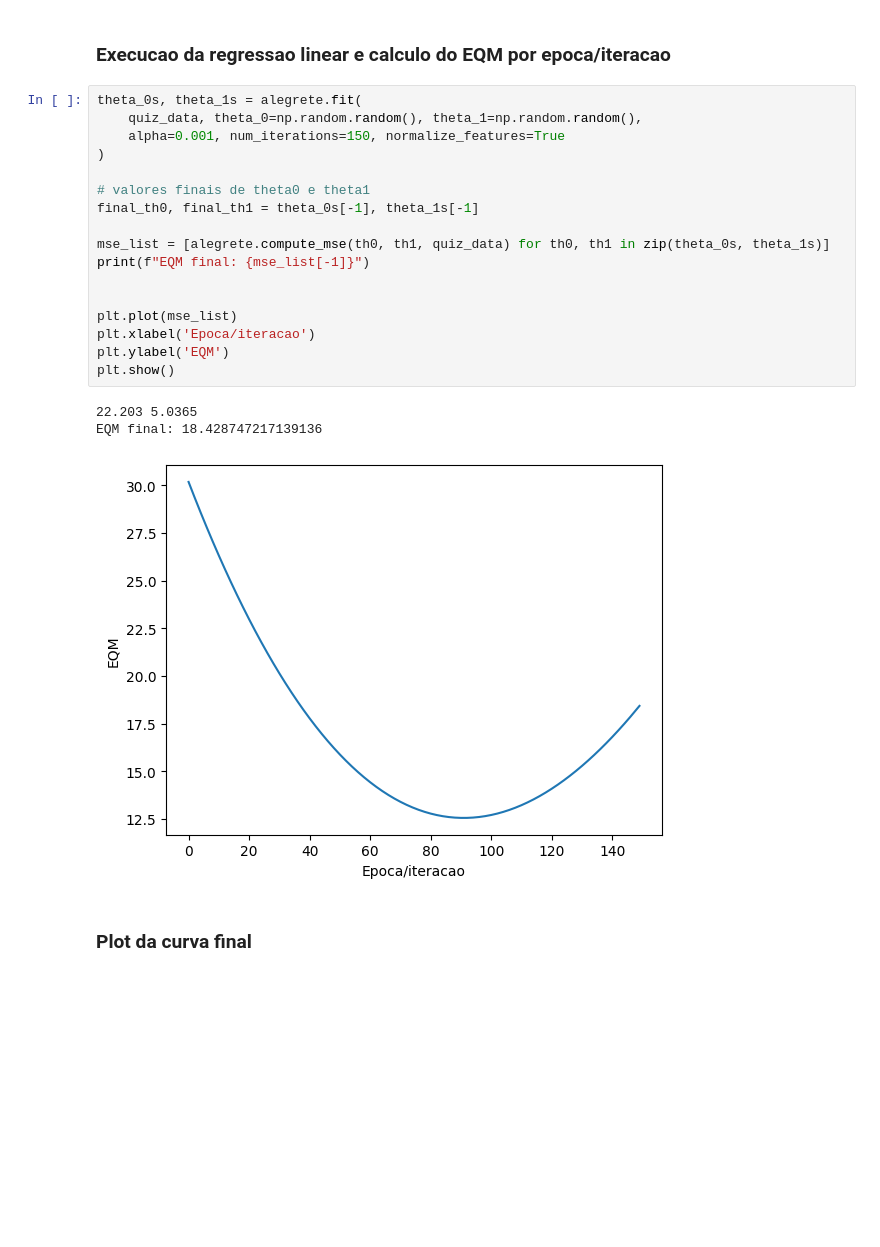
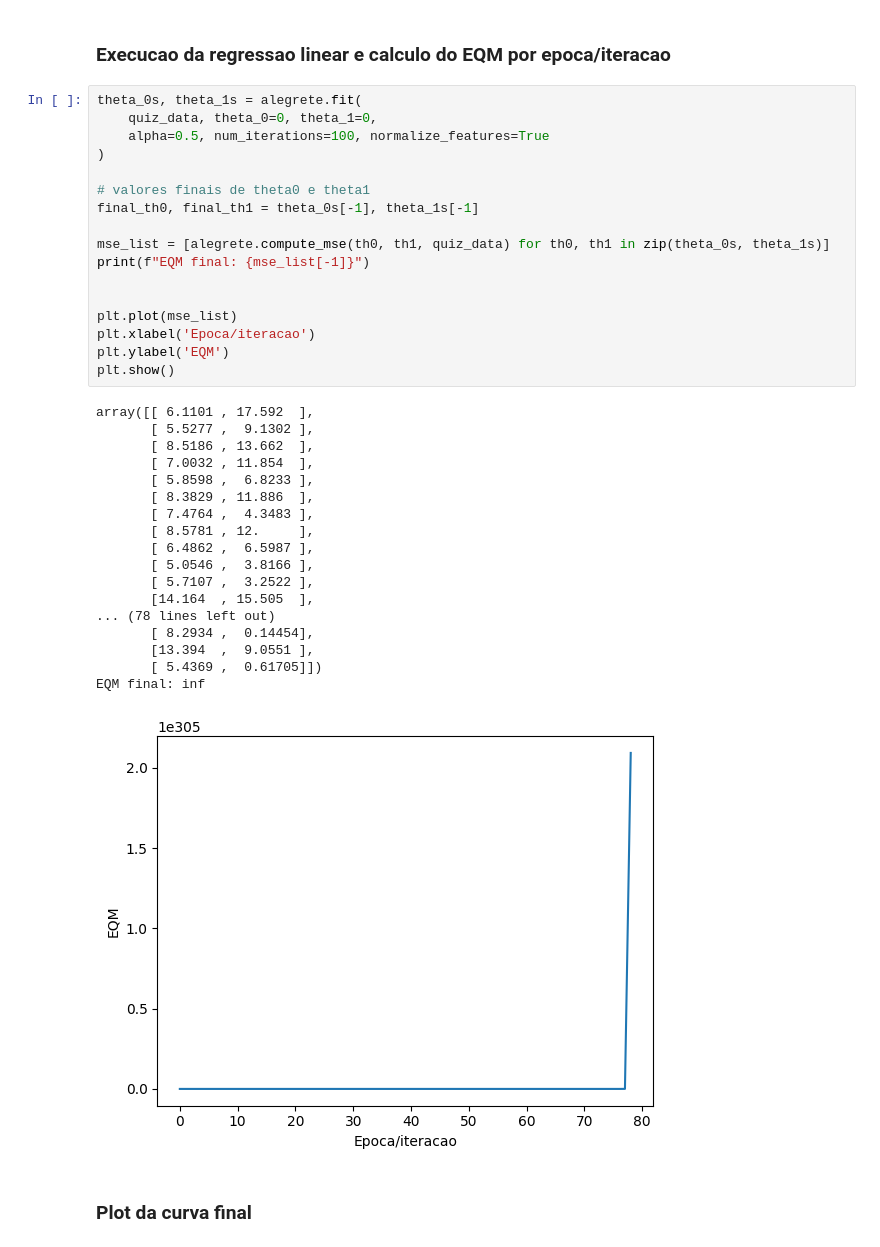
Before and after one commit to JoaoCosme/IA-UFRGS-2022-1, a Jupyter notebook: Trab-3/alegrete.ipynb, the cells around one changed output. Drawn from its saved outputs; the diff is of its cells as text; blank space fills up the shorter version.

```diff
--- a/Trab-3/alegrete.ipynb
+++ b/Trab-3/alegrete.ipynb
@@ -43,25 +43,40 @@ plt.show()
 ### Execucao da regressao linear e calculo do EQM por epoca/iteracao
 # %%
 theta_0s, theta_1s = alegrete.fit(
-    quiz_data, theta_0=np.random.random(), theta_1=np.random.random(),
-    alpha=0.001, num_iterations=150, normalize_features=True
+    quiz_data, theta_0=0, theta_1=0,
+    alpha=0.5, num_iterations=100, normalize_features=True
 )
 
 # valores finais de theta0 e theta1
 final_th0, final_th1 = theta_0s[-1], theta_1s[-1]
 
 mse_list = [alegrete.compute_mse(th0, th1, quiz_data) for th0, th1 in zip(theta_0s, theta_1s)]
 print(f"EQM final: {mse_list[-1]}")
 
 
 plt.plot(mse_list)
 plt.xlabel('Epoca/iteracao')
 plt.ylabel('EQM')
 plt.show()
 # %% [output]
-22.203 5.0365
-EQM final: 18.428747217139136
+array([[ 6.1101 , 17.592  ],
+       [ 5.5277 ,  9.1302 ],
+       [ 8.5186 , 13.662  ],
+       [ 7.0032 , 11.854  ],
+       [ 5.8598 ,  6.8233 ],
+       [ 8.3829 , 11.886  ],
+       [ 7.4764 ,  4.3483 ],
+       [ 8.5781 , 12.     ],
+       [ 6.4862 ,  6.5987 ],
+       [ 5.0546 ,  3.8166 ],
+       [ 5.7107 ,  3.2522 ],
+       [14.164  , 15.505  ],
+... (78 lines left out)
+       [ 8.2934 ,  0.14454],
+       [13.394  ,  9.0551 ],
+       [ 5.4369 ,  0.61705]])
+EQM final: inf
-[figure, old version]
+[figure, new version]
 # %% [markdown]
 ### Plot da curva final
 # %%
```
Also changed, not shown: parts of 2 cells of this notebook, 1 other file.
